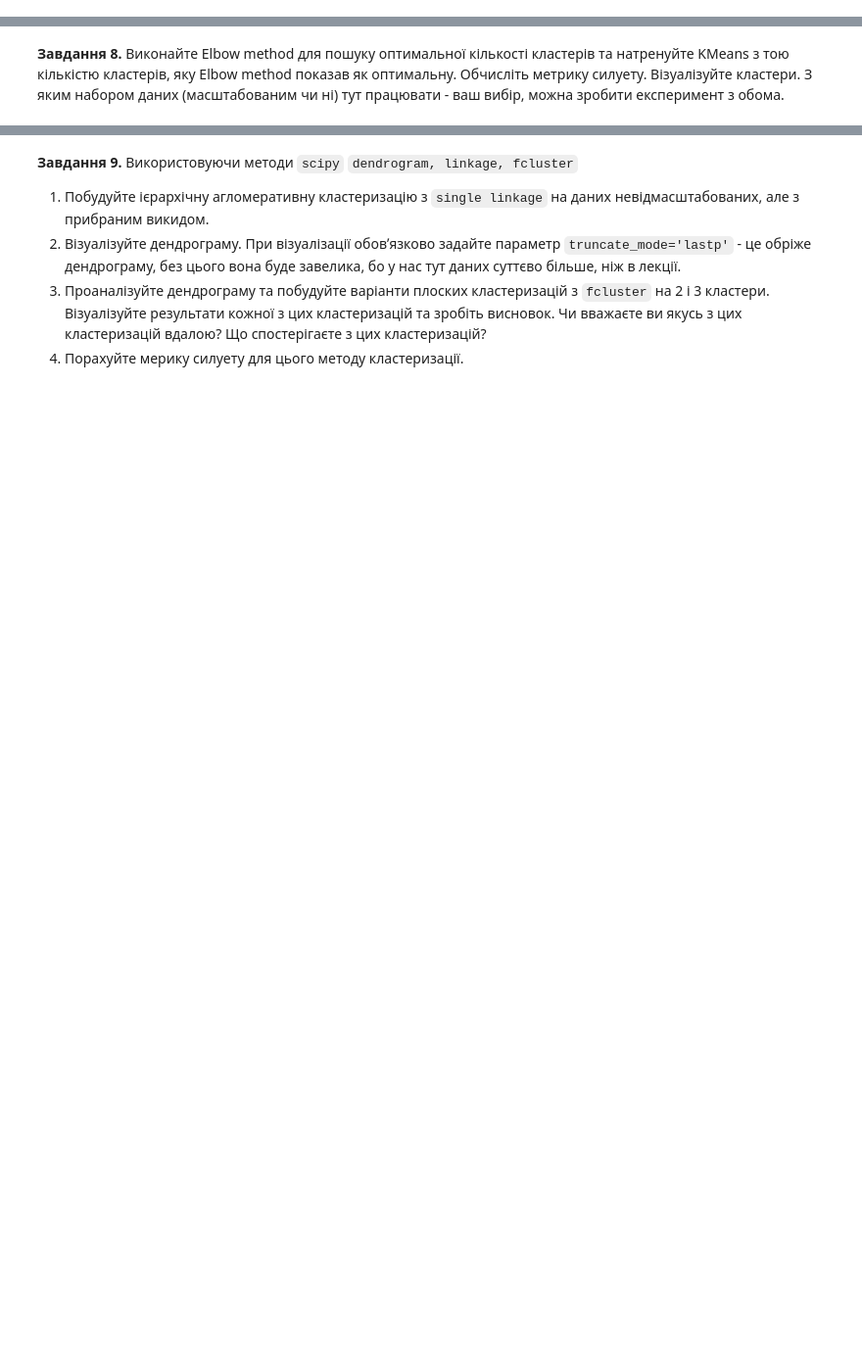
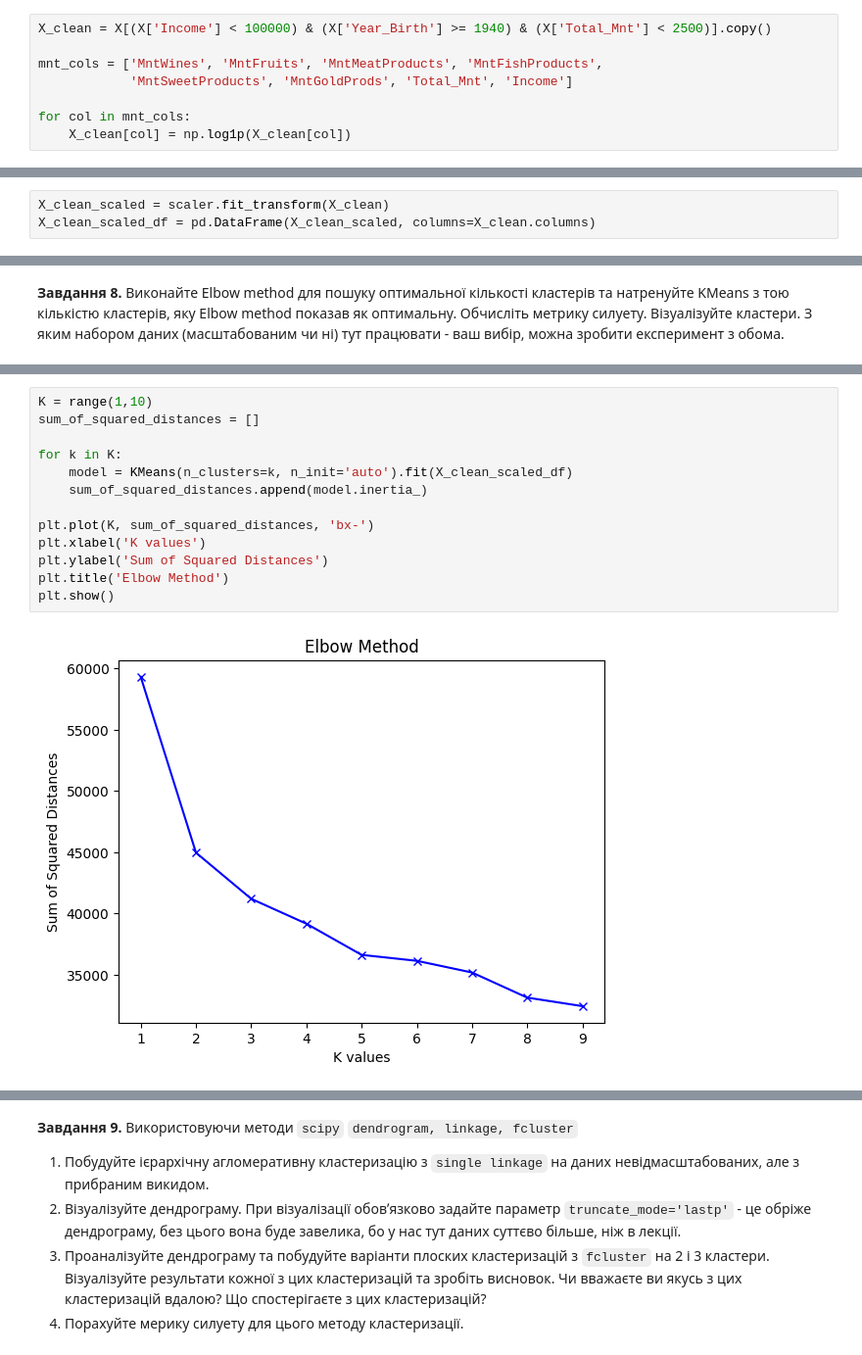
Before and after one commit to sekhahelina/ML_tasks, a Jupyter notebook: Module3/HW_Алгоритми_кластеризації.ipynb, the cells around one changed output, grey strips where cells are left out. Shown at 98% size. Saved outputs shown, nothing was run; the diff lists cells and outputs as text; blank space fills up the shorter version.

```diff
--- a/Module3/HW_Алгоритми_кластеризації.ipynb
+++ b/Module3/HW_Алгоритми_кластеризації.ipynb
@@ -354,0 +470,8 @@ fig.show()
+# %%
+X_clean = X[(X['Income'] < 100000) & (X['Year_Birth'] >= 1940) & (X['Total_Mnt'] < 2500)].copy()
+
+mnt_cols = ['MntWines', 'MntFruits', 'MntMeatProducts', 'MntFishProducts',
+            'MntSweetProducts', 'MntGoldProds', 'Total_Mnt', 'Income']
+
+for col in mnt_cols:
+    X_clean[col] = np.log1p(X_clean[col])
@@ -354,0 +488,3 @@ fig.show()
+# %%
+X_clean_scaled = scaler.fit_transform(X_clean)
+X_clean_scaled_df = pd.DataFrame(X_clean_scaled, columns=X_clean.columns)
@@ -356,0 +537,15 @@ fig.show()
+# %%
+K = range(1,10)
+sum_of_squared_distances = []
+
+for k in K:
+    model = KMeans(n_clusters=k, n_init='auto').fit(X_clean_scaled_df)
+    sum_of_squared_distances.append(model.inertia_)
+
+plt.plot(K, sum_of_squared_distances, 'bx-')
+plt.xlabel('K values')
+plt.ylabel('Sum of Squared Distances')
+plt.title('Elbow Method')
+plt.show()
+# %% [output]
+[figure, added]
```
Also changed, not shown: parts of 43 cells of this notebook.
